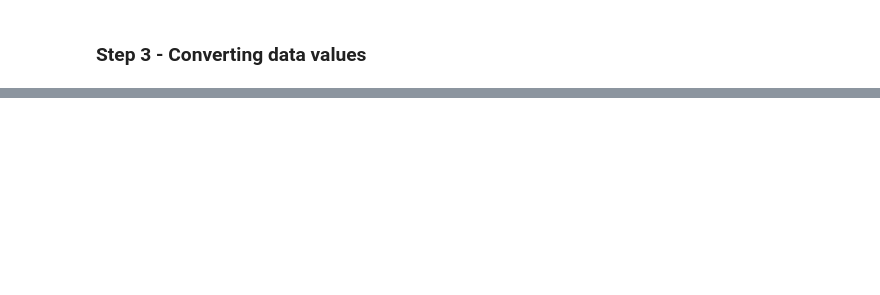
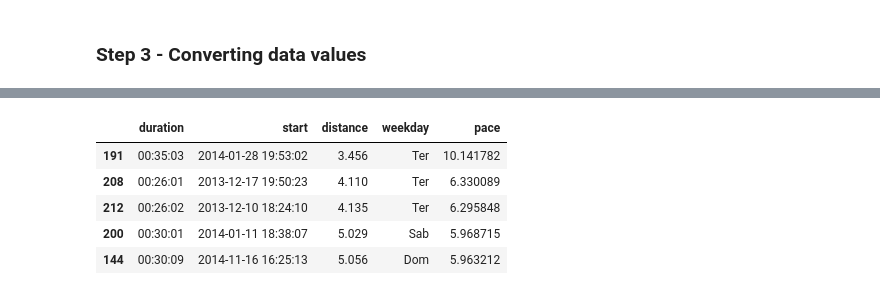
Before and after one commit to zelacerda/Jupyter_notebooks, a Jupyter notebook: RunKeeper.ipynb, the cells around one changed output, grey strips where cells are left out. Drawn from its saved outputs; the diff is of its cells as text; code cells hidden in the pictures; blank space fills up the shorter version.

```diff
--- a/RunKeeper.ipynb
+++ b/RunKeeper.ipynb
@@ -73,0 +81,14 @@ df.head()
+# %%
+# Since we want analyse pace rate (min/Km) frequently, let's create another column with this data.
+
+df["pace"] = (raw_duration / df.distance) / 60
+#df.pace = df.pace.apply(to_timedelta)
+
+df.sort_values("pace", ascending=False).head()
+# %% [output]
+|  | duration | start | distance | weekday | pace |
+| 191 | 00:35:03 | 2014-01-28 19:53:02 | 3.456 | Ter | 10.141782 |
+| 208 | 00:26:01 | 2013-12-17 19:50:23 | 4.110 | Ter | 6.330089 |
+| 212 | 00:26:02 | 2013-12-10 18:24:10 | 4.135 | Ter | 6.295848 |
+| 200 | 00:30:01 | 2014-01-11 18:38:07 | 5.029 | Sab | 5.968715 |
+| 144 | 00:30:09 | 2014-11-16 16:25:13 | 5.056 | Dom | 5.963212 |
```
Also changed, not shown: parts of 8 cells of this notebook, 4 other files.
